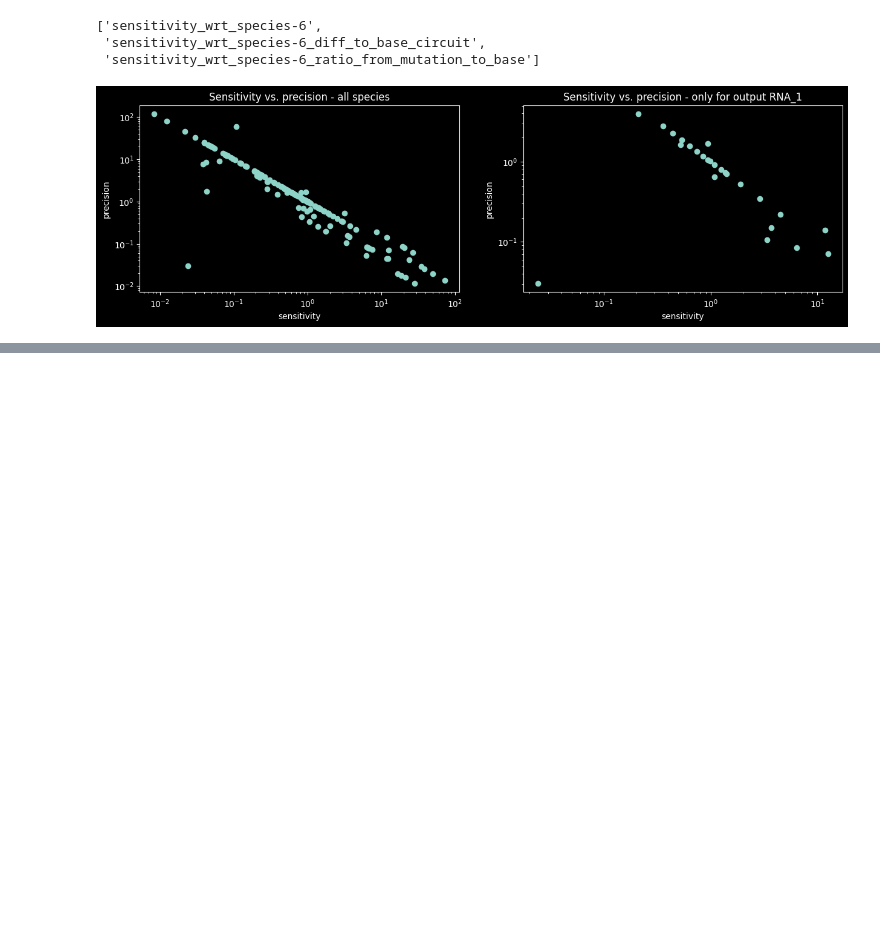
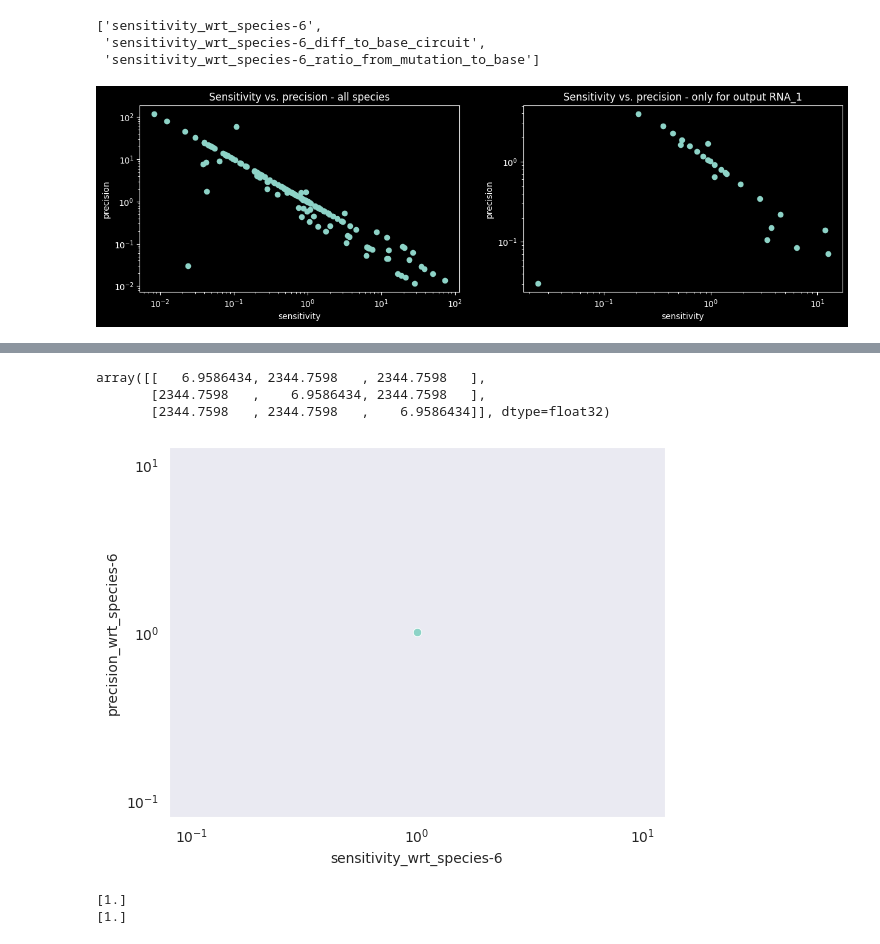
Before and after one commit to olive004/synbio_morpher, a Jupyter notebook: explanations/binding_energy.ipynb, the cells around one changed output, grey strips where cells are left out. Drawn from its saved outputs; the diff is of its cells as text; code cells hidden in the pictures; blank space fills up the shorter version.

Commit message:
strong circuits being weird

```diff
--- a/explanations/binding_energy.ipynb
+++ b/explanations/binding_energy.ipynb
@@ -582,0 +635,26 @@ for i in range(3):
+# %%
+toy_circuits[0].interactions.eqconstants
+# %% [output]
+array([[   6.9586434, 2344.7598   , 2344.7598   ],
+       [2344.7598   ,    6.9586434, 2344.7598   ],
+       [2344.7598   , 2344.7598   ,    6.9586434]], dtype=float32)
+# %%
+
+
+info = b_tabulate_mutation_info(data_writer.ensemble_write_dir,
+                                data_writer=data_writer, experiment_config=config)
+strong_info = info[info['circuit_name'].str.contains('toy_strong')]
+# %%
+sns.set_style('dark')
+sns.scatterplot(strong_info, x='sensitivity_wrt_species-6', y='precision_wrt_species-6')
+plt.xscale('log')
+plt.yscale('log')
+plt.show()
+# %% [output]
+[figure, added]
+# %%
+print(strong_info['sensitivity_wrt_species-6'].unique())
+print(strong_info['precision_wrt_species-6'].unique())
+# %% [output]
+[1.]
+[1.]
```
Also changed, not shown: parts of 15 cells of this notebook, 7 other files.
